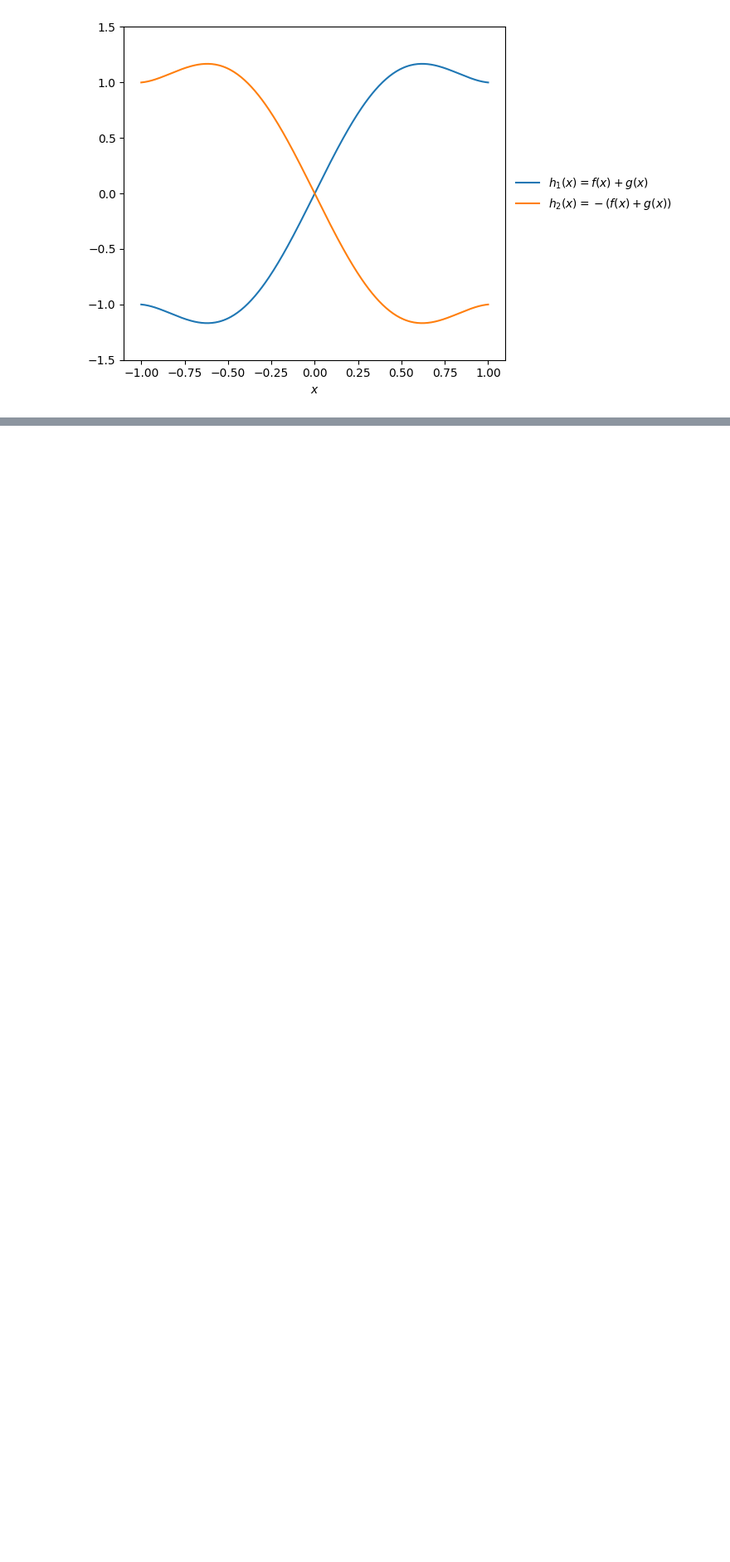
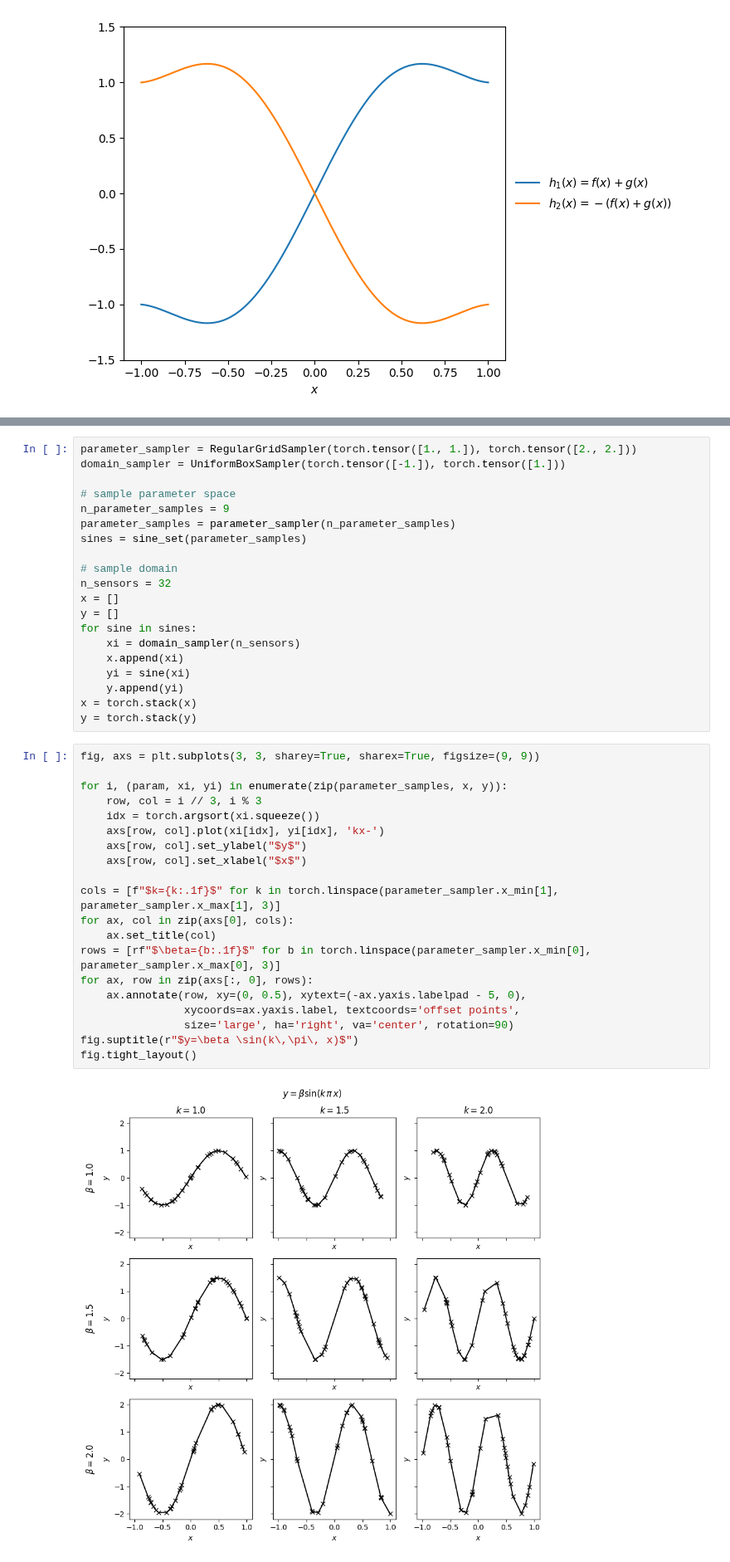
Before and after one commit to aai-institute/continuiti, a Jupyter notebook: examples/functions.ipynb, the cells around one changed output, grey strips where cells are left out. Shown at 83% size. Cells and saved outputs as stored; diff of their text form; blank space fills up the shorter version.

```diff
--- a/examples/functions.ipynb
+++ b/examples/functions.ipynb
@@ -153,3 +157,45 @@ fig.tight_layout()
+# %%
+parameter_sampler = RegularGridSampler(torch.tensor([1., 1.]), torch.tensor([2., 2.]))
+domain_sampler = UniformBoxSampler(torch.tensor([-1.]), torch.tensor([1.]))
+
+# sample parameter space
+n_parameter_samples = 9
+parameter_samples = parameter_sampler(n_parameter_samples)
+sines = sine_set(parameter_samples)
+
+# sample domain
+n_sensors = 32
+x = []
+y = []
+for sine in sines:
+    xi = domain_sampler(n_sensors)
+    x.append(xi)
+    yi = sine(xi)
+    y.append(yi)
+x = torch.stack(x)
+y = torch.stack(y)
+# %%
+fig, axs = plt.subplots(3, 3, sharey=True, sharex=True, figsize=(9, 9))
+
+for i, (param, xi, yi) in enumerate(zip(parameter_samples, x, y)):
+    row, col = i // 3, i % 3
+    idx = torch.argsort(xi.squeeze())
+    axs[row, col].plot(xi[idx], yi[idx], 'kx-')
+    axs[row, col].set_ylabel("$y$")
+    axs[row, col].set_xlabel("$x$")
+
+cols = [f"$k={k:.1f}$" for k in torch.linspace(parameter_sampler.x_min[1], parameter_sampler.x_max[1], 3)]
+for ax, col in zip(axs[0], cols):
+    ax.set_title(col)
+rows = [rf"$\beta={b:.1f}$" for b in torch.linspace(parameter_sampler.x_min[0], parameter_sampler.x_max[0], 3)]
+for ax, row in zip(axs[:, 0], rows):
+    ax.annotate(row, xy=(0, 0.5), xytext=(-ax.yaxis.labelpad - 5, 0),
+                xycoords=ax.yaxis.label, textcoords='offset points',
+                size='large', ha='right', va='center', rotation=90)
+fig.suptitle(r"$y=\beta \sin(k\,\pi\, x)$")
+fig.tight_layout()
+# %% [output]
+[figure, added]
 # %% [markdown]
 ## Function Operator Datasets
 
```
Also changed, not shown: parts of 16 cells of this notebook, 11 other files.
